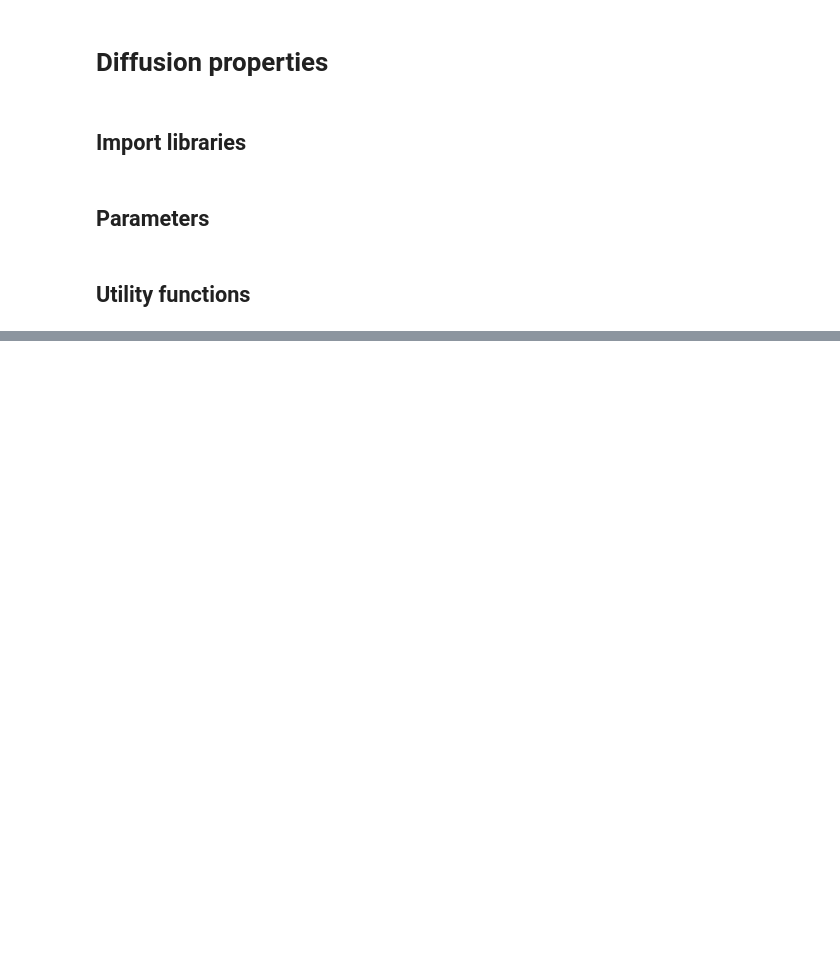
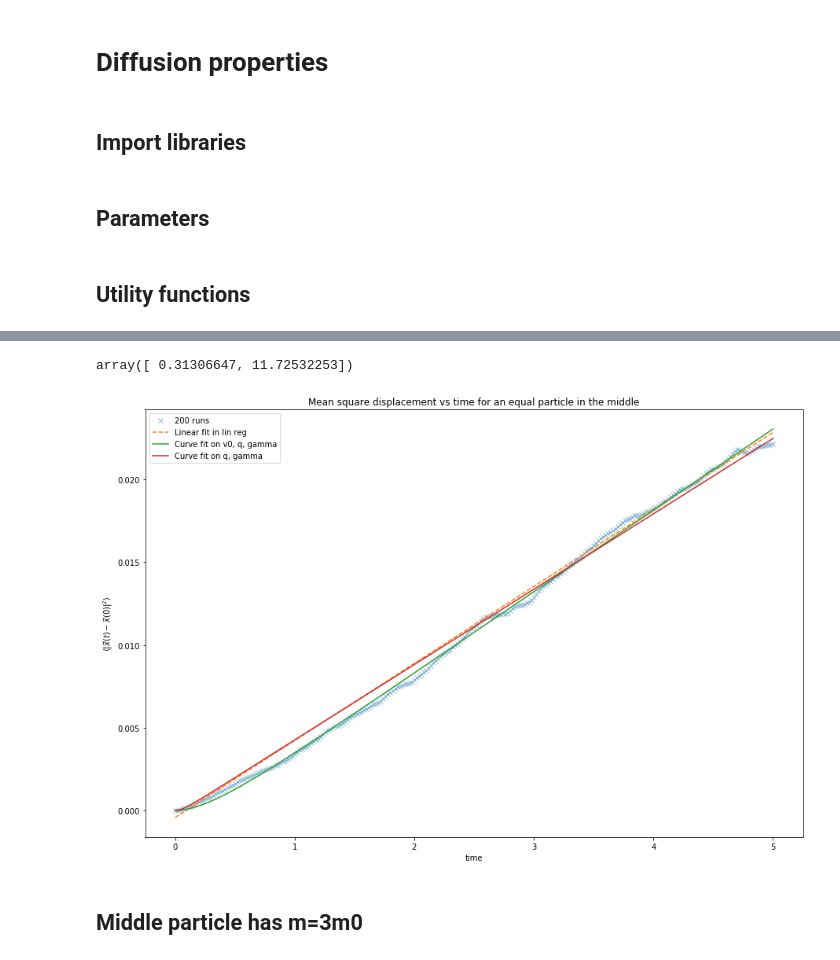
Before and after one commit to alekgjer/specialization_project, a Jupyter notebook: notebooks/Diffusion properties.ipynb, the cells around one changed output, grey strips where cells are left out. Cells and saved outputs as stored; diff of their text form; code cells hidden in the pictures; blank space fills up the shorter version.

Commit message:
Updated diffusion properties

```diff
--- a/notebooks/Diffusion properties.ipynb
+++ b/notebooks/Diffusion properties.ipynb
@@ -28,0 +42,14 @@ def msd_function(t, v0, q, gamma):
+# %%
+def lin_fit(mean_q_dist_matrix):
+    times = mean_q_dist_matrix[:, 0]
+    values = mean_q_dist_matrix[:, 1]
+    lin_fit_times = times[150:]
+    lin_fit_values = values[150:]
+    slope, intercept, r_value, p_value, std_err = stats.linregress(lin_fit_times, lin_fit_values)
+    return slope, intercept
+
+def adjust_curve(mean_q_dist_matrix, msd_func):
+    times = mean_q_dist_matrix[:, 0]
+    values = mean_q_dist_matrix[:, 1]
+    popt, pcov = curve_fit(msd_func, times, values)
+    return popt
@@ -33,10 +64,4 @@ def msd_function(t, v0, q, gamma):
 # %%
-mean_q_dist_matrix = np.load(file=os.path.join(results_folder, f"problem_6_N_{N}_mean_q_dist.npy"))
-mean_q_dist_matrix_half_mask = np.load(file=os.path.join(results_folder, f"problem_6_N_{N}_mean_q_dist_half_mask.npy"))
-mean_q_dist_matrix_double_mask = np.load(file=os.path.join(results_folder, f"problem_6_N_{N}_mean_q_dist_double_mask.npy"))
+# mean_q_dist_matrix_ep = np.load(file=os.path.join(results_folder, f"diffProperties_r0m0_particle_tmax_1_runs_1.npy"))
+mean_q_dist_matrix_ep_avg = np.load(file=os.path.join(results_folder, f"diffProperties_r0m0_particle_tmax_5_runs_200.npy"))
+times = mean_q_dist_matrix_ep_avg[:, 0]
-# %%
-D = 7.88*1e-04
-time_array = mean_q_dist_matrix[:, 2]
-times = np.linspace(0, time_array[-1], 2)
-avg_speed = 0.177
-mfp = 0.01263
@@ -159,3 +68,7 @@ plt.show()
+# %%
+slope, intercept = lin_fit(mean_q_dist_matrix_ep_avg)
+popt = adjust_curve(mean_q_dist_matrix_ep_avg, msd_function)
+popt_2 = adjust_curve(mean_q_dist_matrix_ep_avg, msd_function_v0)
 # %%
 popt
 # %% [output]
@@ -162,0 +76,20 @@ array([0.12498369, 0.0449849 , 4.61739969])
+# %%
+popt_2
+# %% [output]
+array([ 0.31306647, 11.72532253])
+# %%
+plt.figure(figsize=(15, 10))
+#plt.plot(times, mean_q_dist_matrix_ep[:, 1], 'o', alpha=0.5, label='Single run')
+plt.plot(times, mean_q_dist_matrix_ep_avg[:, 1], 'x', alpha=0.5, label='200 runs')
+plt.plot(times, times*slope+intercept, '--', label='Linear fit in lin reg')
+plt.plot(times, msd_function(times, *popt), label='Curve fit on v0, q, gamma')
+plt.plot(times, msd_function_v0(times, *popt_2), label='Curve fit on q, gamma')
+plt.xlabel('time')
+plt.ylabel(r'$\langle|\vec{x}(t)-\vec{x}(0)|^2\rangle$')
+plt.title('Mean square displacement vs time for an equal particle in the middle')
+plt.legend()
+plt.show()
+# %% [output]
+[figure, added]
+# %% [markdown]
+## Middle particle has m=3m0
```
Also changed, not shown: parts of 45 cells of this notebook.
